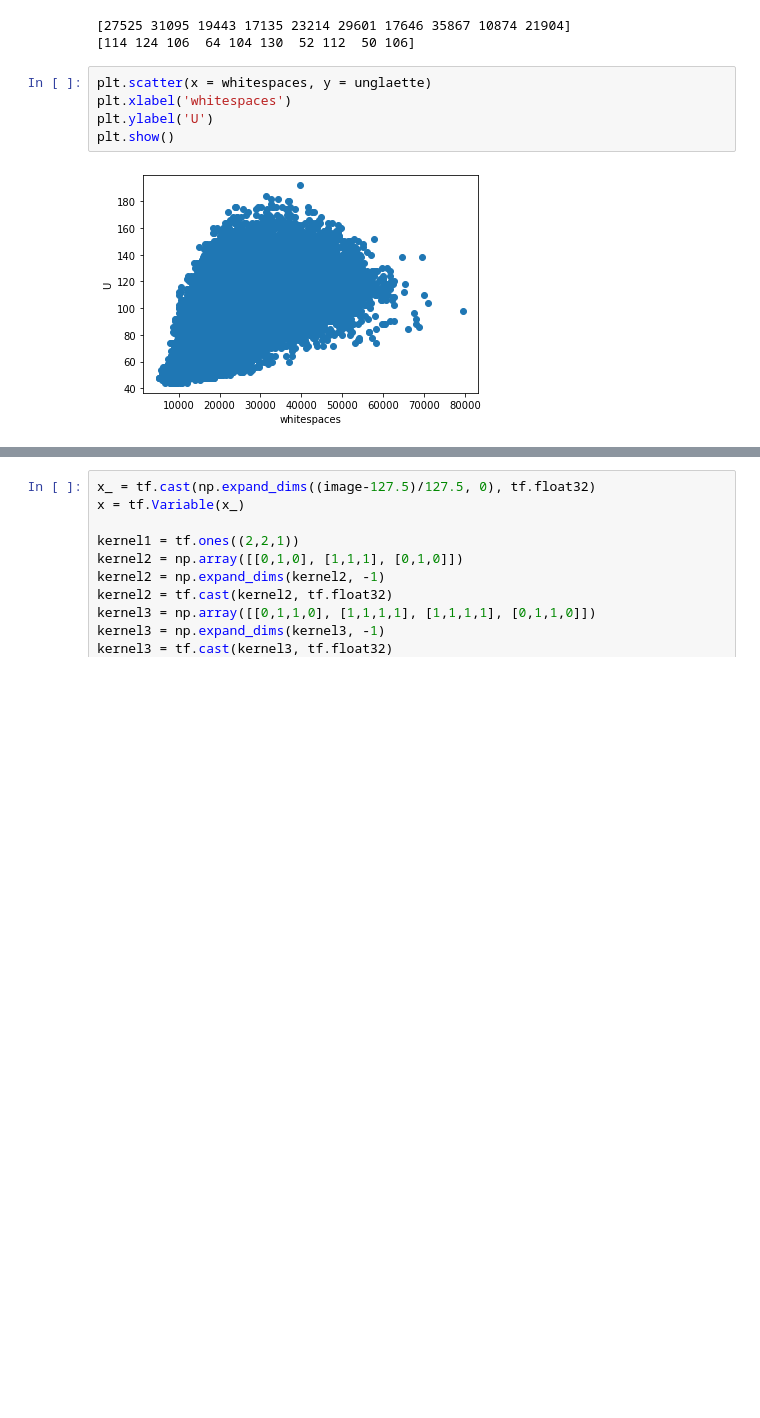
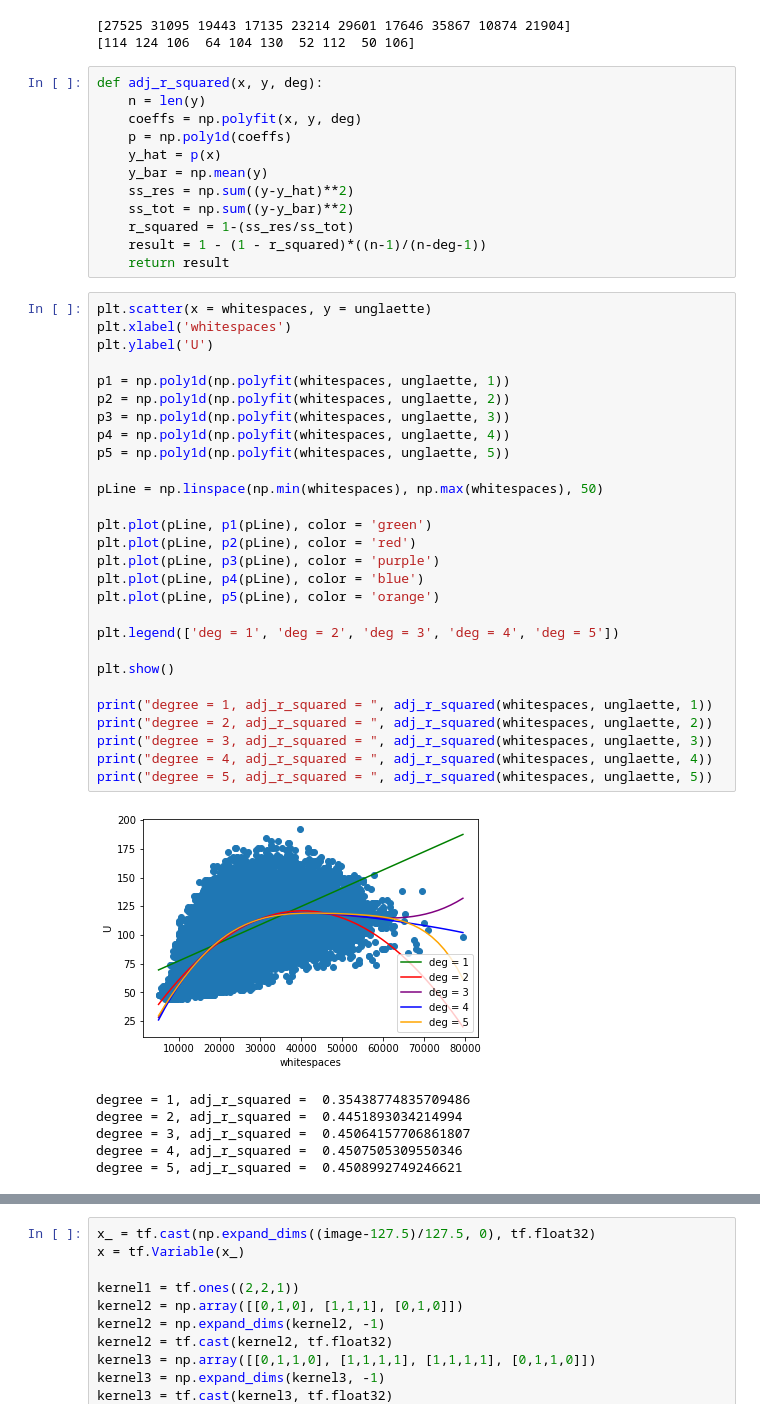
Before and after one commit to tomheit/xai_gan, a Jupyter notebook: edges.ipynb, the cells around one changed output, grey strips where cells are left out. Cells and saved outputs as stored; diff of their text form; blank space fills up the shorter version.

Commit message:
added plots

```diff
--- a/edges.ipynb
+++ b/edges.ipynb
@@ -125,10 +125,50 @@ print(unglaette[0:10])
 # %% [output]
 [27525 31095 19443 17135 23214 29601 17646 35867 10874 21904]
 [114 124 106  64 104 130  52 112  50 106]
+# %%
+def adj_r_squared(x, y, deg):
+    n = len(y)
+    coeffs = np.polyfit(x, y, deg)
+    p = np.poly1d(coeffs)
+    y_hat = p(x)
+    y_bar = np.mean(y)
+    ss_res = np.sum((y-y_hat)**2)
+    ss_tot = np.sum((y-y_bar)**2)
+    r_squared = 1-(ss_res/ss_tot)
+    result = 1 - (1 - r_squared)*((n-1)/(n-deg-1))
+    return result
 # %%
 plt.scatter(x = whitespaces, y = unglaette)
 plt.xlabel('whitespaces')
 plt.ylabel('U')
+
+p1 = np.poly1d(np.polyfit(whitespaces, unglaette, 1))
+p2 = np.poly1d(np.polyfit(whitespaces, unglaette, 2))
+p3 = np.poly1d(np.polyfit(whitespaces, unglaette, 3))
+p4 = np.poly1d(np.polyfit(whitespaces, unglaette, 4))
+p5 = np.poly1d(np.polyfit(whitespaces, unglaette, 5))
+
+pLine = np.linspace(np.min(whitespaces), np.max(whitespaces), 50)
+
+plt.plot(pLine, p1(pLine), color = 'green')
+plt.plot(pLine, p2(pLine), color = 'red')
+plt.plot(pLine, p3(pLine), color = 'purple')
+plt.plot(pLine, p4(pLine), color = 'blue')
+plt.plot(pLine, p5(pLine), color = 'orange')
+
+plt.legend(['deg = 1', 'deg = 2', 'deg = 3', 'deg = 4', 'deg = 5'])
+
 plt.show()
+
+print("degree = 1, adj_r_squared = ", adj_r_squared(whitespaces, unglaette, 1))
+print("degree = 2, adj_r_squared = ", adj_r_squared(whitespaces, unglaette, 2))
+print("degree = 3, adj_r_squared = ", adj_r_squared(whitespaces, unglaette, 3))
+print("degree = 4, adj_r_squared = ", adj_r_squared(whitespaces, unglaette, 4))
+print("degree = 5, adj_r_squared = ", adj_r_squared(whitespaces, unglaette, 5))
 # %% [output]
-[figure, old version]
+[figure, new version]
+degree = 1, adj_r_squared =  0.35438774835709486
+degree = 2, adj_r_squared =  0.4451893034214994
+degree = 3, adj_r_squared =  0.45064157706861807
+degree = 4, adj_r_squared =  0.4507505309550346
+degree = 5, adj_r_squared =  0.4508992749246621
```
Also changed, not shown: parts of 1 cell of this notebook.
